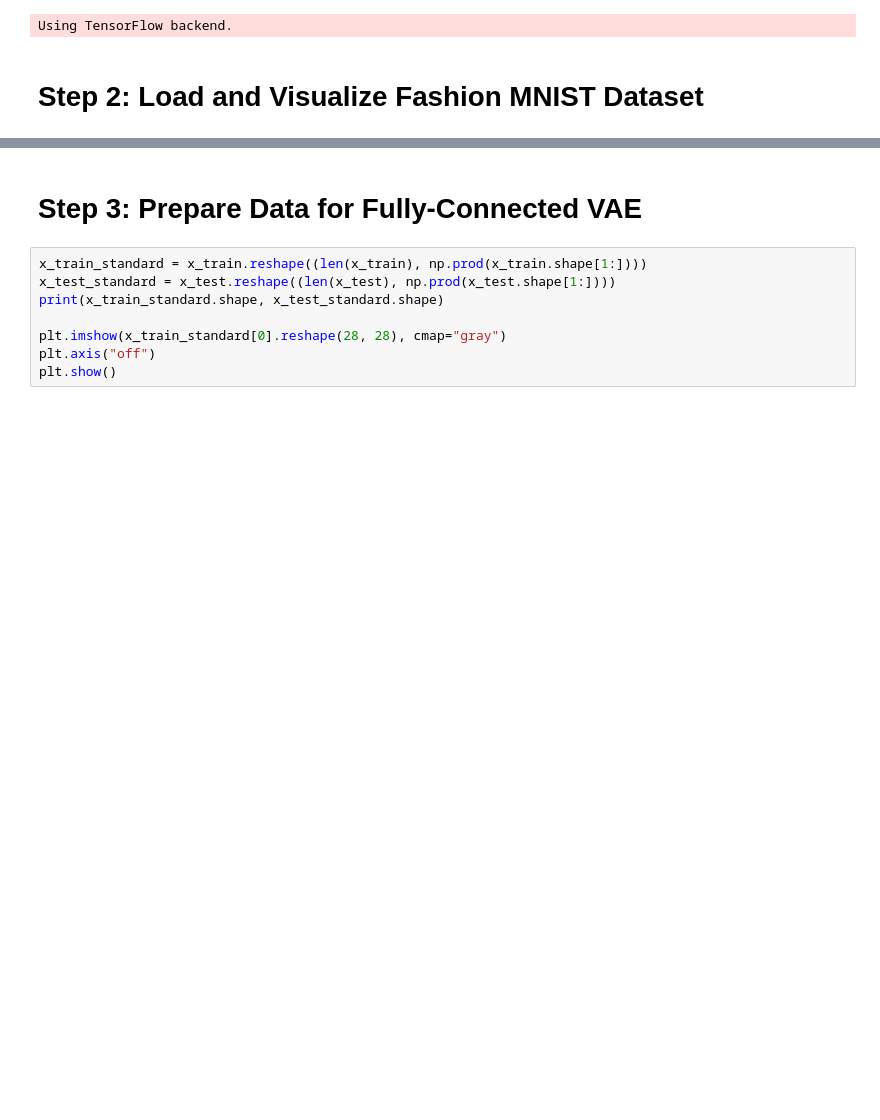
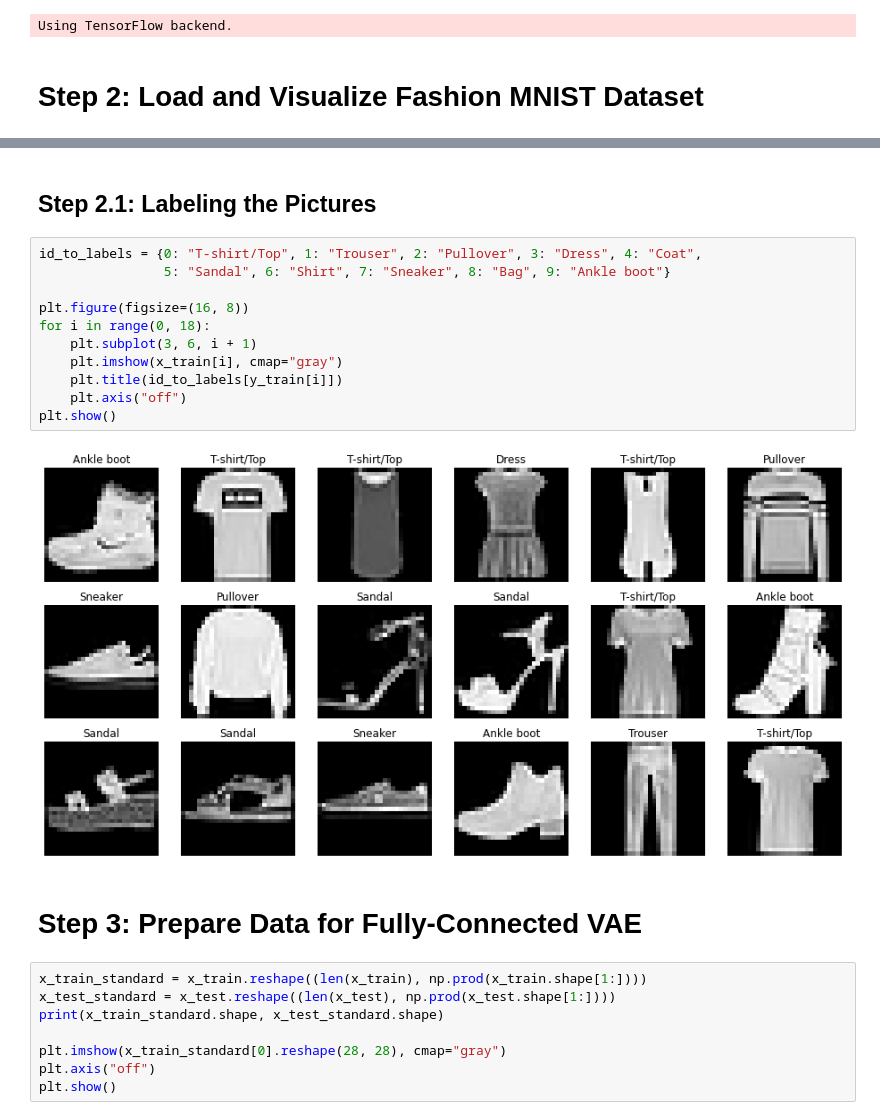
Before and after one commit to KeremDUZENLI/python-keras-deep-learning, a Jupyter notebook: notebooks/8_variational_autoencoders.ipynb, the cells around one changed output, grey strips where cells are left out. Cells and saved outputs as stored; diff of their text form; blank space fills up the shorter version.

```diff
--- a/notebooks/8_variational_autoencoders.ipynb
+++ b/notebooks/8_variational_autoencoders.ipynb
@@ -51,3 +40,18 @@ plt.show()
+# %% [markdown]
+## Step 2.1: Labeling the Pictures
+# %%
+id_to_labels = {0: "T-shirt/Top", 1: "Trouser", 2: "Pullover", 3: "Dress", 4: "Coat",
+                5: "Sandal", 6: "Shirt", 7: "Sneaker", 8: "Bag", 9: "Ankle boot"}
+
+plt.figure(figsize=(16, 8))
+for i in range(0, 18):
+    plt.subplot(3, 6, i + 1)
+    plt.imshow(x_train[i], cmap="gray")
+    plt.title(id_to_labels[y_train[i]])
+    plt.axis("off")
+plt.show()
+# %% [output]
+[figure, added]
 # %% [markdown]
 # Step 3: Prepare Data for Fully-Connected VAE
 # %%
```
Also changed, not shown: parts of 25 cells of this notebook, 2 other files.
